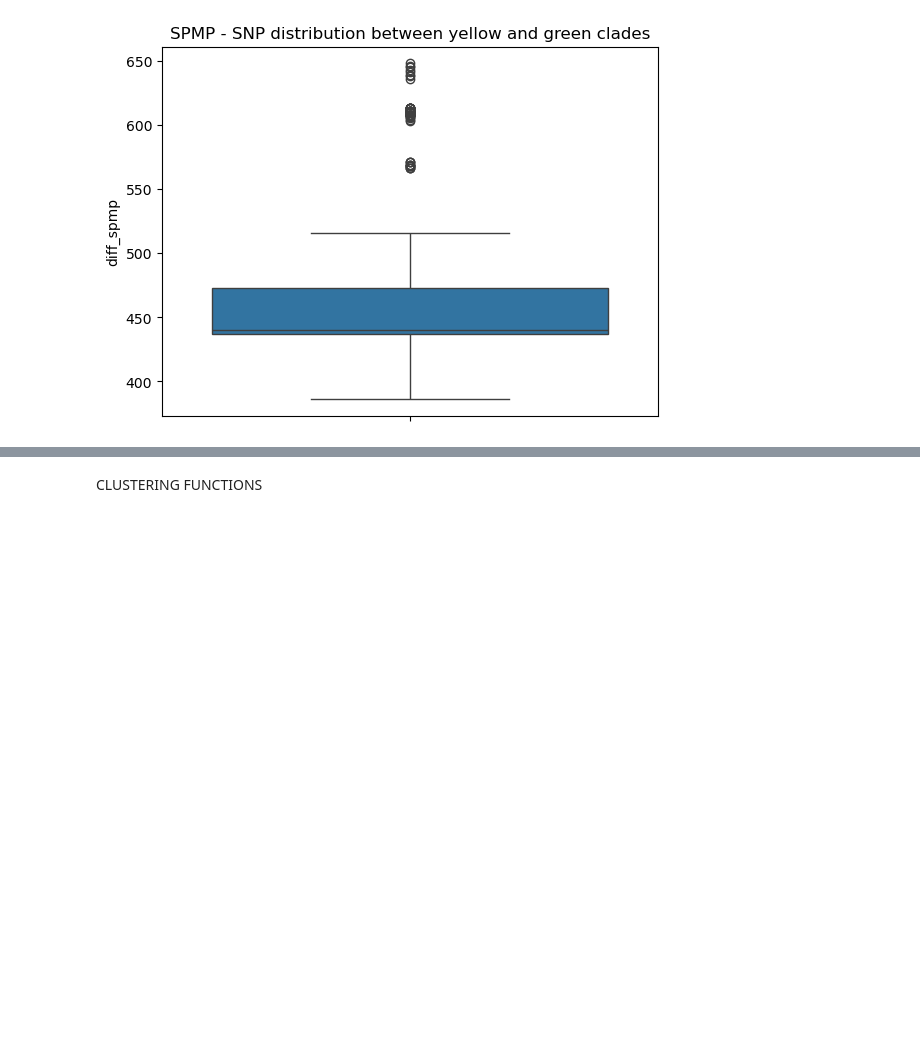
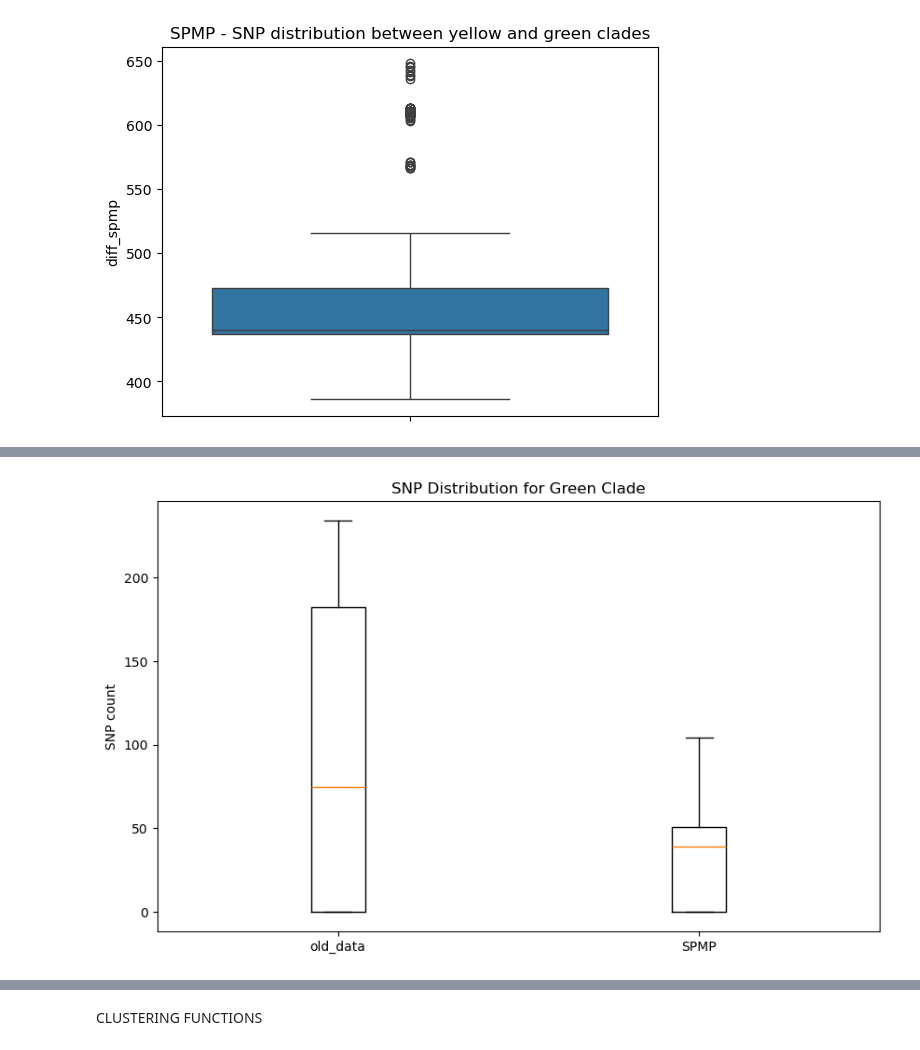
Before and after one commit to annaliese8/PopGenStats_Project, a Jupyter notebook: longum_SPMP_tool_comparison.ipynb, the cells around one changed output, grey strips where cells are left out. Cells and saved outputs as stored; diff of their text form; code cells hidden in the pictures; blank space fills up the shorter version.

```diff
--- a/longum_SPMP_tool_comparison.ipynb
+++ b/longum_SPMP_tool_comparison.ipynb
@@ -9,11 +9,11 @@ from collections import defaultdict
 from sklearn.cluster import AgglomerativeClustering
 import os
 # %%
-skani_file_path_spmp = '/Users/Annaliese/Desktop/PopGenStats_Project/data/B_longum_SPMP/distances/skani.tsv'
-parsnp_file_path_spmp = '/Users/Annaliese/Desktop/PopGenStats_Project/data/B_longum_SPMP/distances/parsnp.tsv.gz'
+skani_file_path_spmp = '/home/ubuntu/wdir/PopGenStats_Project/data/B_longum_SPMP/distances/skani.tsv'
+parsnp_file_path_spmp = '/home/ubuntu/wdir/PopGenStats_Project/data/B_longum_SPMP/distances/parsnp.tsv.gz'
 
-skani_file_path = '/Users/Annaliese/Desktop/PopGenStats_Project/data/B_longum/distances/skani.tsv.gz'
-parsnp_file_path = '/Users/Annaliese/Desktop/PopGenStats_Project/data/B_longum/distances/parsnp.tsv'
+skani_file_path = '/home/ubuntu/wdir/PopGenStats_Project/data/B_longum/distances/skani.tsv.gz'
+parsnp_file_path = '/home/ubuntu/wdir/PopGenStats_Project/data/B_longum/distances/parsnp.tsv'
 # %%
 skani_matrix_spmp = pd.read_csv(skani_file_path_spmp, sep='\t')
 parsnp_matrix_spmp = pd.read_csv(parsnp_file_path_spmp, sep='\t')
@@ -1195,7 +1187,7 @@ plt.title('Old data - SNP distribution between yellow and green clades')
 Text(0.5, 1.0, 'Old data - SNP distribution between yellow and green clades')
 [figure]
 # %%
-def filter_dataframe_by_clusters(df, cluster1, cluster2):
+def filter_dataframe_by_clusters_spmp(df, cluster1, cluster2):
     p1_values_cluster1 = df[df['cluster_spmp'] == cluster1]['p1'].unique()
     p1_values_cluster2 = df[df['cluster_spmp'] == cluster2]['p1'].unique()
 
@@ -1209,7 +1201,7 @@ def filter_dataframe_by_clusters(df, cluster1, cluster2):
 
     return combined_df
 
-m_spmp_pairwise_y_g = filter_dataframe_by_clusters(m_spmp, 154, 51)
+m_spmp_pairwise_y_g = filter_dataframe_by_clusters_spmp(m_spmp, 154, 51)
 m_spmp_pairwise_y_g
 # %% [output]
 |  | p1 | cluster_spmp | colour | p2 | diff_spmp | prc_spmp | data |
@@ -1233,0 +1243,3 @@ Text(0.5, 1.0, 'SPMP - SNP distribution between yellow and green clades')
+# %%
+m_spmp_pairwise_g_g = filter_dataframe_by_clusters_spmp(m_spmp, 51, 51)
+m_spmp_pairwise_g_g
@@ -1233,0 +1260,3 @@ Text(0.5, 1.0, 'SPMP - SNP distribution between yellow and green clades')
+# %%
+m_g_g_merged = pd.concat([m_pairwise_g_g, m_spmp_pairwise_g_g])
+m_g_g_merged
@@ -1233,0 +1277,13 @@ Text(0.5, 1.0, 'SPMP - SNP distribution between yellow and green clades')
+# %%
+m_diff_g = m_g_g_merged[m_g_g_merged['data'] == 'old_data']['diff'].dropna()
+m_spmp_diff_g = m_g_g_merged[m_g_g_merged['data'] == 'SPMP']['diff_spmp'].dropna()
+
+plot_data_g = [m_diff_g, m_spmp_diff_g]
+
+plt.figure(figsize=(10, 6))
+plt.boxplot(plot_data_g, labels=['old_data', 'SPMP'])
+plt.title("SNP Distribution for Green Clade")
+plt.ylabel('SNP count')
+plt.show()
+# %% [output]
+[figure, added]
```
Also changed, not shown: parts of 12 cells of this notebook, 3 other files.
